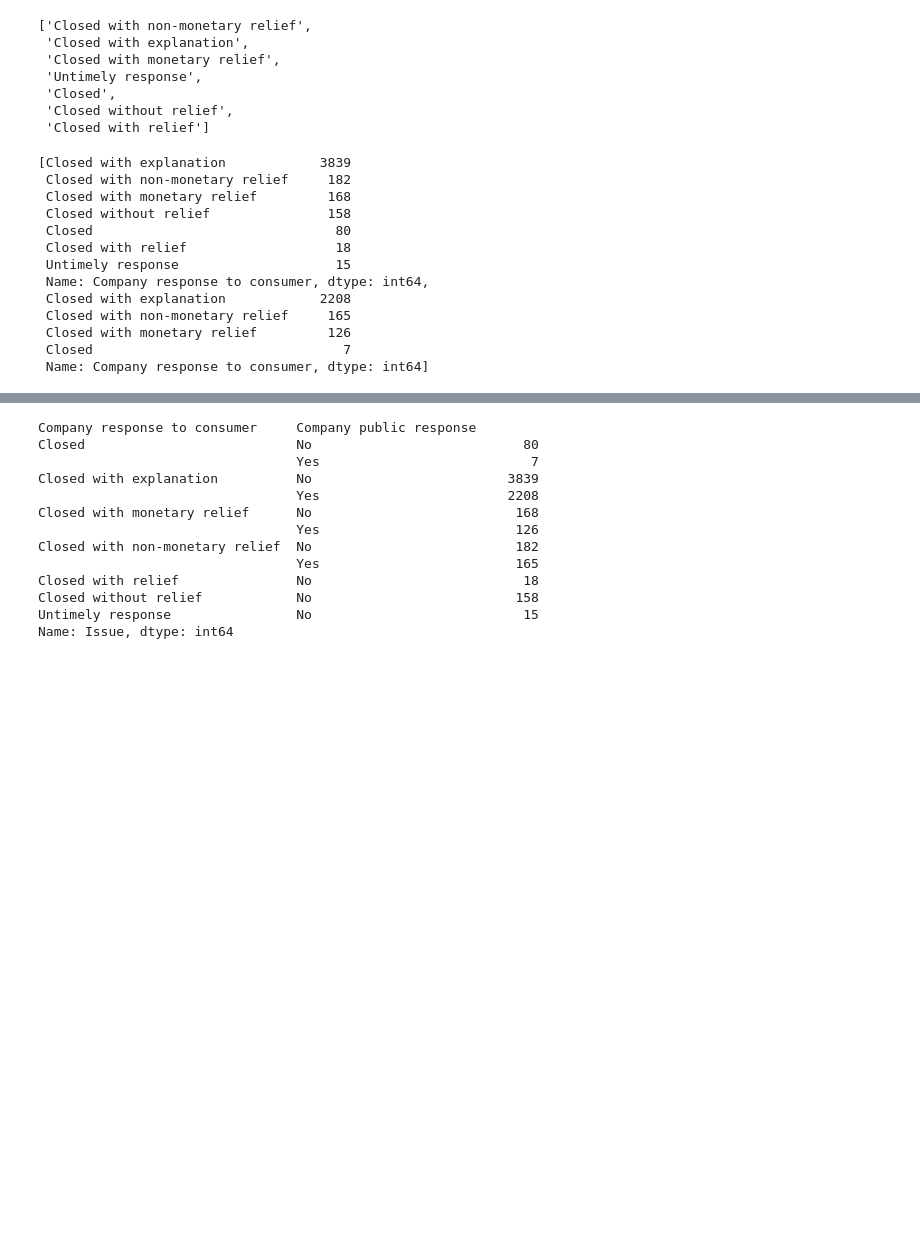
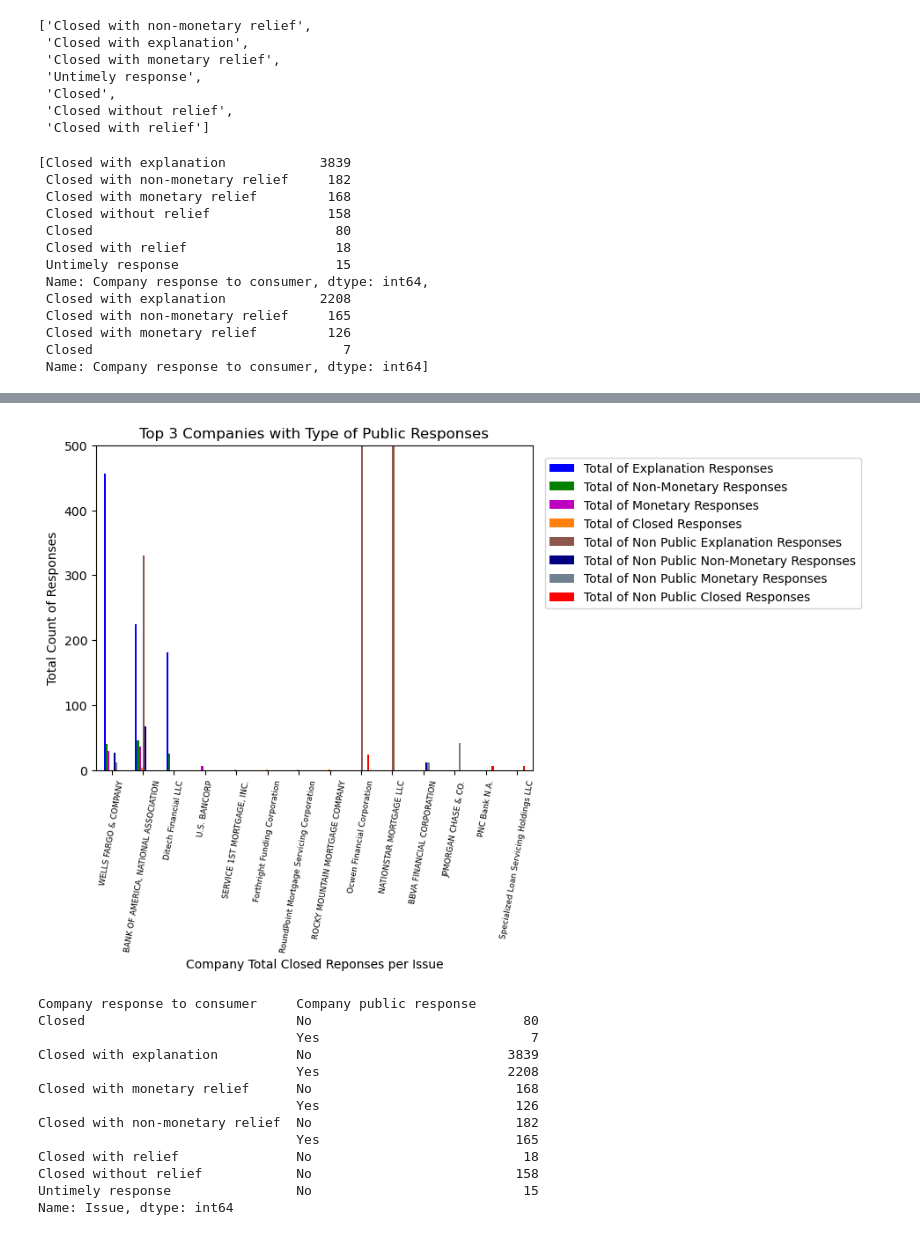
Before and after one commit to carlosvalenciano/Customer-Complaints, a Jupyter notebook: customer-complaints_jodee.ipynb, the cells around one changed output, grey strips where cells are left out. Drawn from its saved outputs; the diff is of its cells as text; code cells hidden in the pictures; blank space fills up the shorter version.

```diff
--- a/customer-complaints_jodee.ipynb
+++ b/customer-complaints_jodee.ipynb
@@ -123,0 +479,9 @@ No_response_df = complaints_metadata.loc[complaints_metadata['Company public res
+# %%
+#This is to show the amount of responses closed with NON-MONETARY RELIEF top 3 Non Public
+np_non_monetary_df = non_public_complaints_df.get_group('Closed with non-monetary relief').value_counts()
+np_non_monetary_df = pd.DataFrame(np_non_monetary_df)
+np_non_monetary_df = np_non_monetary_df.rename(columns= {"Company": "Total of Non Public Non-Monetary Responses"})
+np_non_monetary_df
+nonpublic_non_monetary_top_df = np_non_monetary_df.loc[np_non_monetary_df['Total of Non Public Non-Monetary Responses']>10]
+nonpublic_non_monetary_top_df = pd.DataFrame(nonpublic_non_monetary_top_df)
+nonpublic_non_monetary_top_df
@@ -123,0 +493,8 @@ No_response_df = complaints_metadata.loc[complaints_metadata['Company public res
+# %%
+#This is to show the amount of responses closed with MONETARY RELIEF top 3 Non Public
+np_monetary_df = non_public_complaints_df.get_group('Closed with monetary relief').value_counts()
+np_monetary_df = pd.DataFrame(np_monetary_df)
+np_monetary_df = np_monetary_df.rename(columns= {"Company": "Total of Non Public Monetary Responses"})
+np_monetary_top_df = np_monetary_df.loc[np_monetary_df['Total of Non Public Monetary Responses']>11]
+np_monetary_top_df = pd.DataFrame(np_monetary_top_df)
+np_monetary_top_df
@@ -123,0 +506,8 @@ No_response_df = complaints_metadata.loc[complaints_metadata['Company public res
+# %%
+#This is to show the amount of responses Closed top 3
+np_closed_df = non_public_complaints_df.get_group('Closed').value_counts()
+np_closed_df = pd.DataFrame(np_closed_df)
+np_closed_df = np_closed_df.rename(columns= {"Company": "Total of Non Public Closed Responses"})
+np_closed_top_df = np_closed_df.loc[np_closed_df['Total of Non Public Closed Responses']>6]
+np_closed_top_df = pd.DataFrame(np_closed_top_df)
+np_closed_top_df
@@ -123,0 +519,5 @@ No_response_df = complaints_metadata.loc[complaints_metadata['Company public res
+# %%
+issues_top3_merge_df = pd.concat([pub_exp_top_df, public_non_monetary_top_df,
+                                monetary_top_df, closed_df,non_pub_exp_top_df, nonpublic_non_monetary_top_df,
+                                np_monetary_top_df, np_closed_top_df], axis=1)
+display(issues_top3_merge_df)
@@ -124,3 +540,16 @@ No_response_df = complaints_metadata.loc[complaints_metadata['Company public res
+# %%
+#Plotting Top 3 Public and NonPublic response Companies
+issues_top3_merge_df.plot(kind="bar",  color=["b","g", "m", "tab:orange", "tab:brown", "navy", "slategrey", "r"])
+plt.xticks(rotation=80, fontsize=6.5,horizontalalignment="center")
+plt.title("Top 3 Companies with Type of Public Responses")
+plt.xlabel("Company Total Closed Reponses per Issue")
+plt.ylabel("Total Count of Responses")
+plt.legend(bbox_to_anchor=(1, 1), loc='upper left', borderaxespad=1)
+plt.ylim(-1, 500)
+
+plt.savefig('total_Issue_per_Company_Reponse_Data.png')
+# %% [output]
+[figure, added]
 # %%
 #Count of how many of each type of closed response with which issues were addressed with a public or non-public response.
 response_df = complaints_metadata.groupby(["Company response to consumer",("Company public response")])["Issue"].count()
```
Also changed, not shown: parts of 40 cells of this notebook, 2 other files.
